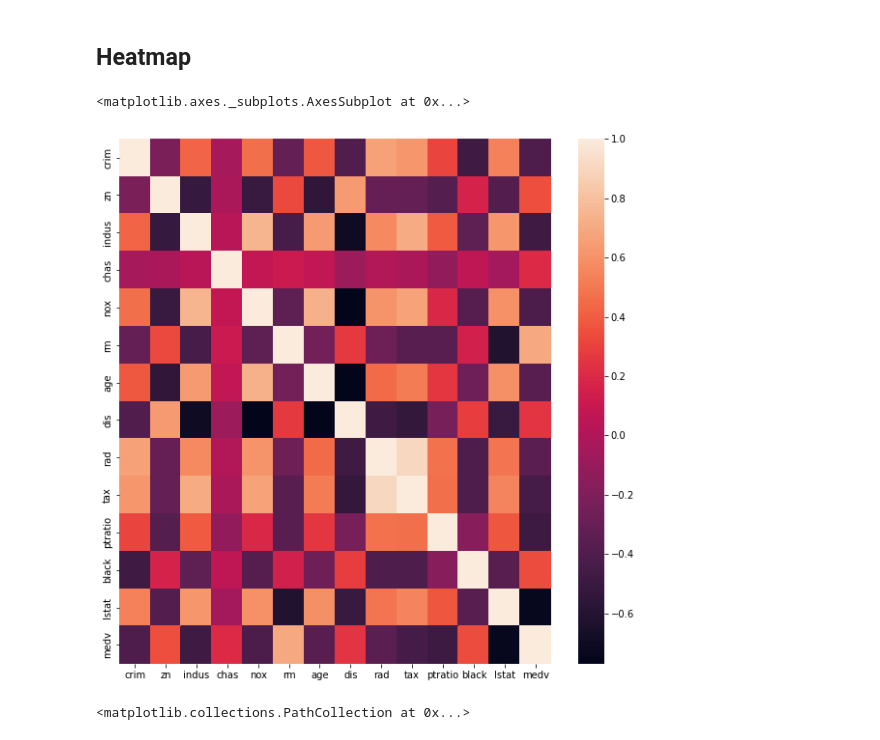
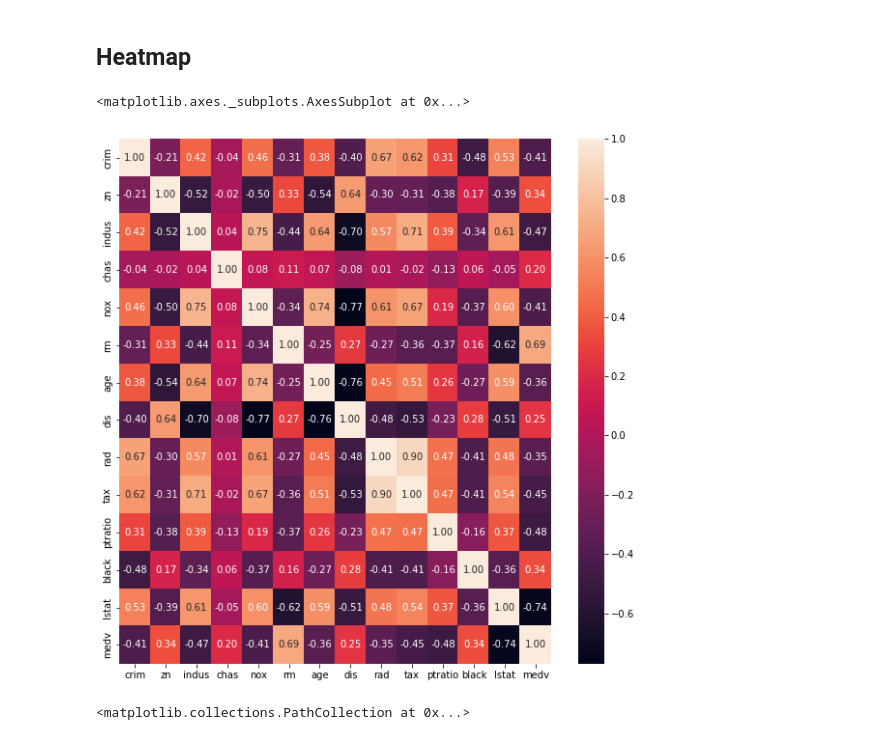
Before and after one commit to YogiAnggara129/ml-path, a Jupyter notebook: ml-intro.ipynb, the cells around one changed output. Saved outputs shown, nothing was run; the diff lists cells and outputs as text; code cells hidden in the pictures.

```diff
--- a/ml-intro.ipynb
+++ b/ml-intro.ipynb
@@ -165,10 +158,10 @@ df.corr()
 # %%
 # heatmap
 plt.figure(figsize=(10,10))
-sns.heatmap(df.corr())
+sns.heatmap(df.corr(), annot=True, fmt=".2f")
 # %% [output]
 <matplotlib.axes._subplots.AxesSubplot at 0x...>
-[figure, old version]
+[figure, new version]
 # %%
 plt.scatter(df['lstat'], df['medv'])
 # %% [output]
```
Also changed, not shown: parts of 59 cells of this notebook.
